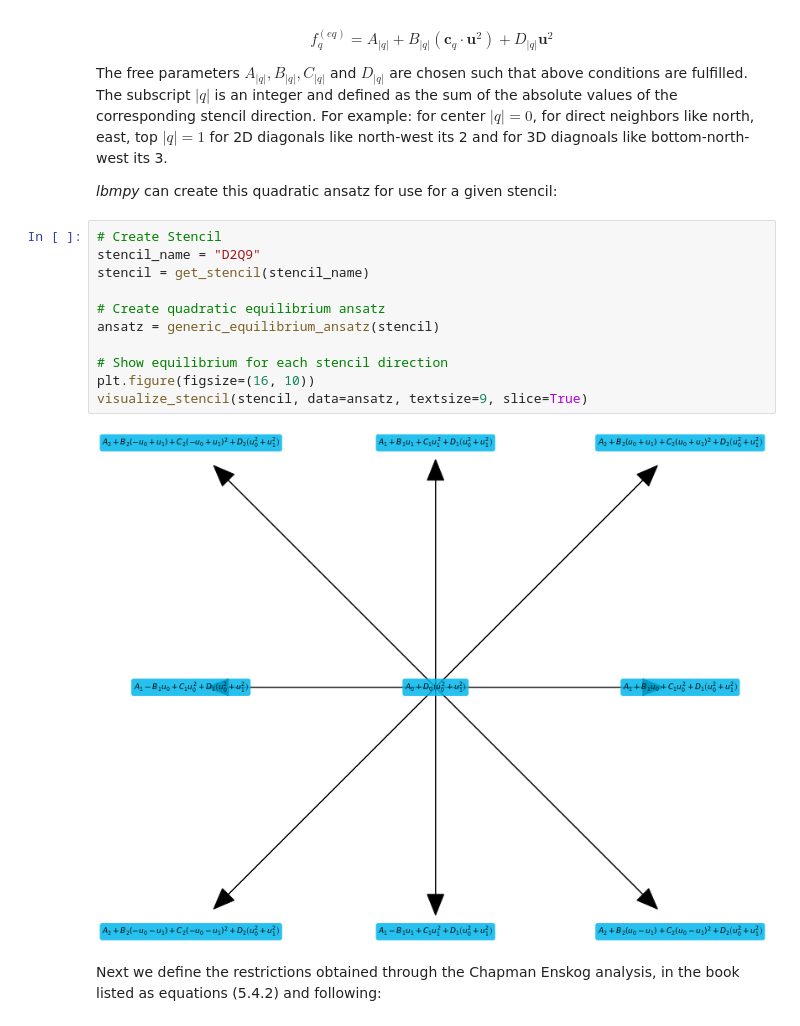
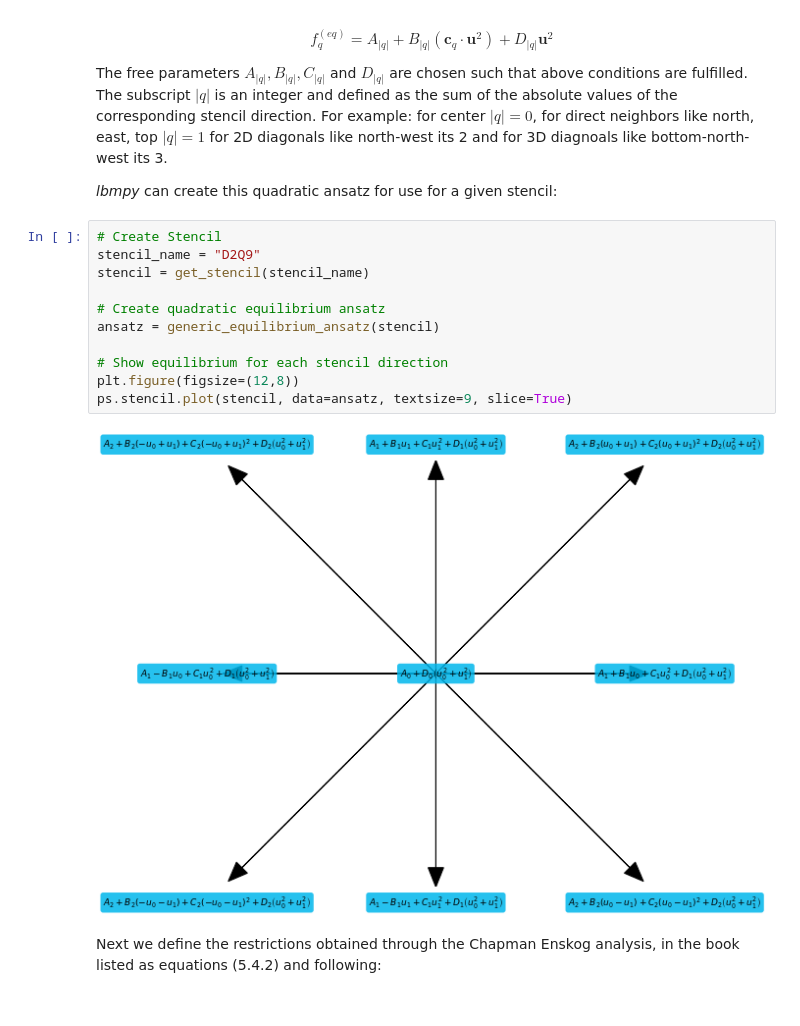
Before and after one commit to mabau/lbmpy, a Jupyter notebook: doc/notebooks/demo_theoretical_background_generic_equilibrium_construction.ipynb, the cells around one changed output. Drawn from its saved outputs; the diff is of its cells as text.

Commit message:
Adaptations to changes in pystencils (renaming of stencil plots)

```diff
--- a/doc/notebooks/demo_theoretical_background_generic_equilibrium_construction.ipynb
+++ b/doc/notebooks/demo_theoretical_background_generic_equilibrium_construction.ipynb
@@ -43,16 +37,16 @@ _lbmpy_ can create this quadratic ansatz for use for a given stencil:
 # %%
 # Create Stencil
 stencil_name = "D2Q9"
 stencil = get_stencil(stencil_name)
 
 # Create quadratic equilibrium ansatz
 ansatz = generic_equilibrium_ansatz(stencil)
 
 # Show equilibrium for each stencil direction
-plt.figure(figsize=(16, 10))
-visualize_stencil(stencil, data=ansatz, textsize=9, slice=True)
+plt.figure(figsize=(12,8))
+ps.stencil.plot(stencil, data=ansatz, textsize=9, slice=True)
 # %% [output]
-[figure, old version]
+[figure, new version]
 # %% [markdown]
 Next we define the restrictions obtained through the Chapman Enskog analysis, in the book listed as equations (5.4.2) and following:
 # %%
```
Also changed, not shown: parts of 12 cells of this notebook, 25 other files.
